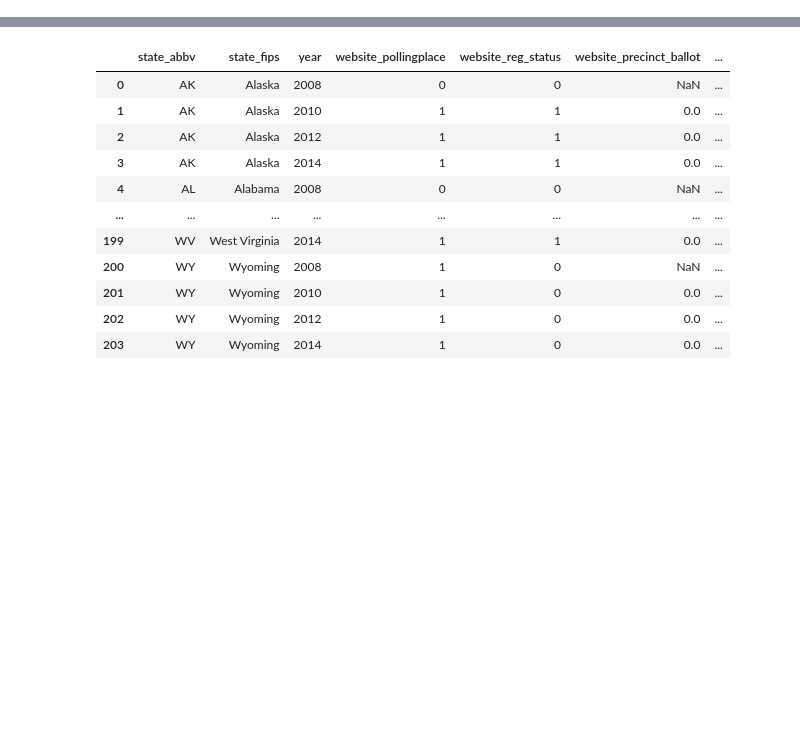
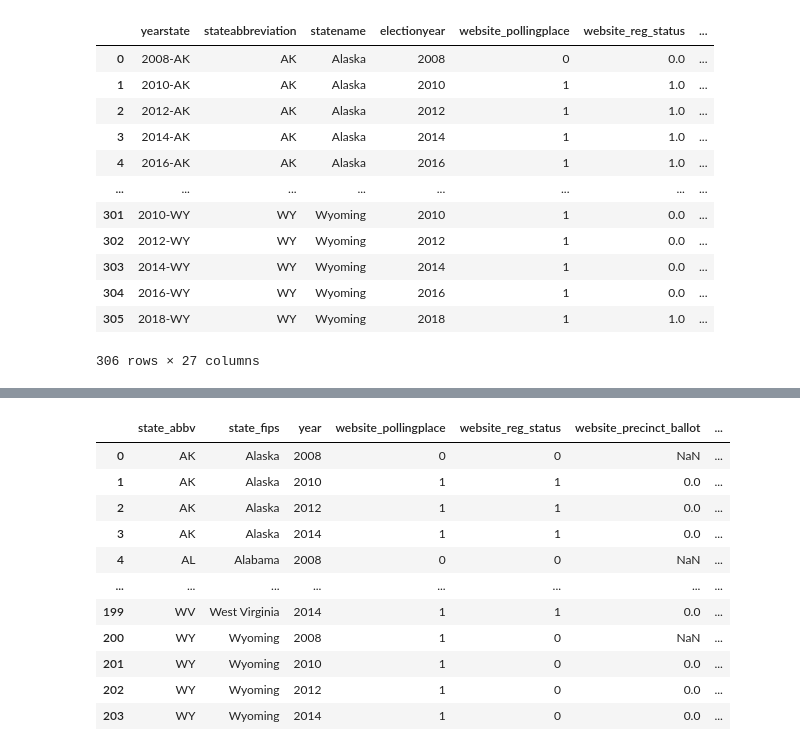
Before and after one commit to mmingoia/HTML_MN_Group_Project, a Jupyter notebook: election.ipynb, the cells around one changed output, grey strips where cells are left out. Saved outputs shown, nothing was run; the diff lists cells and outputs as text; code cells hidden in the pictures; blank space fills up the shorter version.

```diff
--- a/election.ipynb
+++ b/election.ipynb
@@ -7,0 +12,22 @@ import matplotlib.pyplot as plt
+# %%
+db_string = f"postgres://postgres:postgres@provisionaldb2.cpvxmi357s0k.us-east-2.rds.amazonaws.com/GroupProjectDB"
+# %%
+# Creating database engine
+engine = create_engine(db_string)
+# %%
+dataframe = pd.read_sql('SELECT * FROM votinglawsdata', engine)
+dataframe
+# %% [output]
+|  | yearstate | stateabbreviation | statename | electionyear | website_pollingplace | website_reg_status | ... |
+| 0 | 2008-AK | AK | Alaska | 2008 | 0 | 0.0 | ... |
+| 1 | 2010-AK | AK | Alaska | 2010 | 1 | 1.0 | ... |
+| 2 | 2012-AK | AK | Alaska | 2012 | 1 | 1.0 | ... |
+| 3 | 2014-AK | AK | Alaska | 2014 | 1 | 1.0 | ... |
+| 4 | 2016-AK | AK | Alaska | 2016 | 1 | 1.0 | ... |
+| ... | ... | ... | ... | ... | ... | ... | ... |
+| 301 | 2010-WY | WY | Wyoming | 2010 | 1 | 0.0 | ... |
+| 302 | 2012-WY | WY | Wyoming | 2012 | 1 | 0.0 | ... |
+| 303 | 2014-WY | WY | Wyoming | 2014 | 1 | 0.0 | ... |
+| 304 | 2016-WY | WY | Wyoming | 2016 | 1 | 0.0 | ... |
+| 305 | 2018-WY | WY | Wyoming | 2018 | 1 | 1.0 | ... |
+306 rows × 27 columns
```
Also changed, not shown: parts of 32 cells of this notebook, 12 other files.
